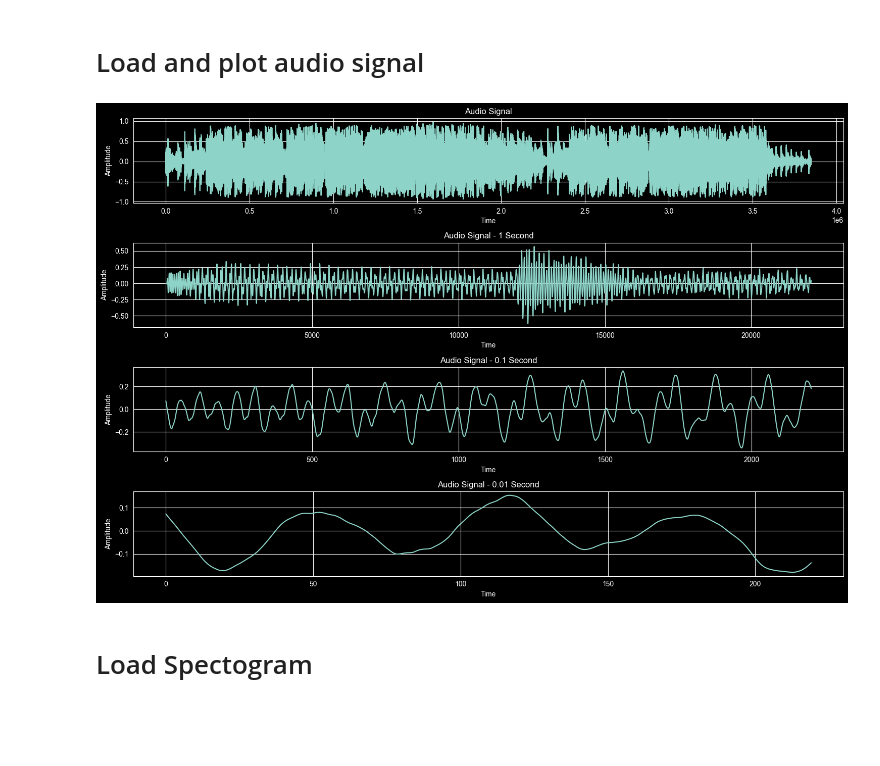
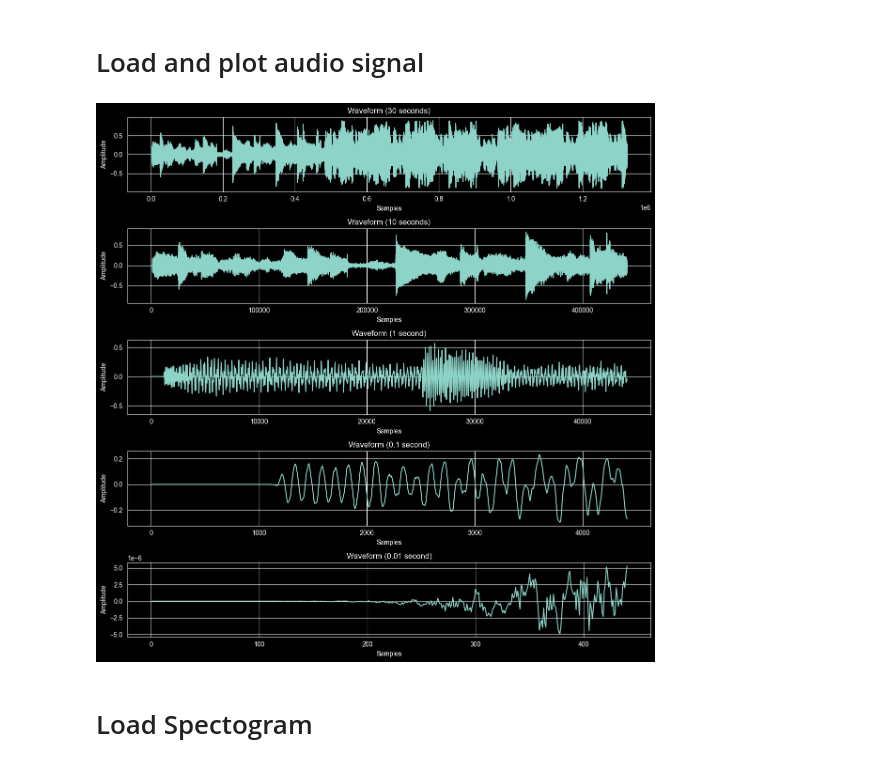
Before and after one commit to Kaustav2500/music-recommender-with-audio-recognition, a Jupyter notebook: notebooks/main.ipynb, the cells around one changed output. Drawn from its saved outputs; the diff is of its cells as text; code cells hidden in the pictures; blank space fills up the shorter version.

```diff
--- a/notebooks/main.ipynb
+++ b/notebooks/main.ipynb
@@ -1,46 +1,42 @@
 # %% [markdown]
 # Load and plot audio signal
-# %%
-import numpy as np
-import matplotlib.pyplot as plt
-import librosa
-
-sound_sample_file = '../data/01. Talwiinder, NDS, Rippy Grewal - Haseen.mp3'
-
-# load sound file with librosa
-signal, sample_rate = librosa.load(sound_sample_file)
-
-# plot 30 sec sample
-fig, ax = plt.subplots(nrows=4, figsize=(15, 10))
-ax[0].plot(range(len(signal)), signal)
-ax[0].set_title('Audio Signal')
-ax[0].set_ylabel('Amplitude')
-ax[0].set_xlabel('Time')
-
-# plot 1 sec sample
-signal_sample = signal[:sample_rate]
-ax[1].plot(range(len(signal_sample)), signal_sample)
-ax[1].set_title('Audio Signal - 1 Second')
-ax[1].set_ylabel('Amplitude')
-ax[1].set_xlabel('Time')
-
-# plot 0.1 sec sample
-signal_short = signal[500:500+sample_rate//10]
-ax[2].plot(range(len(signal_short)), signal_short)
-ax[2].set_title('Audio Signal - 0.1 Second')
-ax[2].set_ylabel('Amplitude')
-ax[2].set_xlabel('Time')
-
-# plot 0.01 sec sample
-signal_very_short = signal[500:500+sample_rate//100]
-ax[3].plot(range(len(signal_very_short)), signal_very_short)
-ax[3].set_title('Audio Signal - 0.01 Second')
-ax[3].set_ylabel('Amplitude')
-ax[3].set_xlabel('Time')
-
-plt.tight_layout()
-plt.show()
-# %% [output]
-[figure, removed]
+# %%
+import os
+import torchaudio
+import matplotlib.pyplot as plt
+
+# ffmpeg path
+os.add_dll_directory(r"C:\ffmpeg\bin")
+
+# path for songs
+BASE_DIR = os.path.dirname(os.path.abspath('__file__'))
+sound_sample_file = os.path.join(BASE_DIR, '..', 'data', '01. Talwiinder, NDS, Rippy Grewal - Haseen.mp3')
+
+# load audio
+waveform, sr = torchaudio.load(sound_sample_file)
+
+# durations in seconds
+durations = {
+    "30 seconds": int(30.0 * sr),
+    "10 seconds": int(10.0 * sr),
+    "1 second": int(1.0 * sr),
+    "0.1 second": int(0.1 * sr),
+    "0.01 second": int(0.01 * sr),
+}
+
+# create plots
+fig, ax = plt.subplots(nrows=len(durations), figsize=(12, 12))
+
+# plot waveforms
+for i, (label, samples) in enumerate(durations.items()):
+    ax[i].plot(waveform[0][:samples].numpy())
+    ax[i].set_title(f"Waveform ({label})")
+    ax[i].set_xlabel("Samples")
+    ax[i].set_ylabel("Amplitude")
+
+plt.tight_layout()
+plt.show()
+# %% [output]
+[figure, added]
 # %% [markdown]
 # Load Spectogram
```
Also changed, not shown: parts of 9 cells of this notebook.
